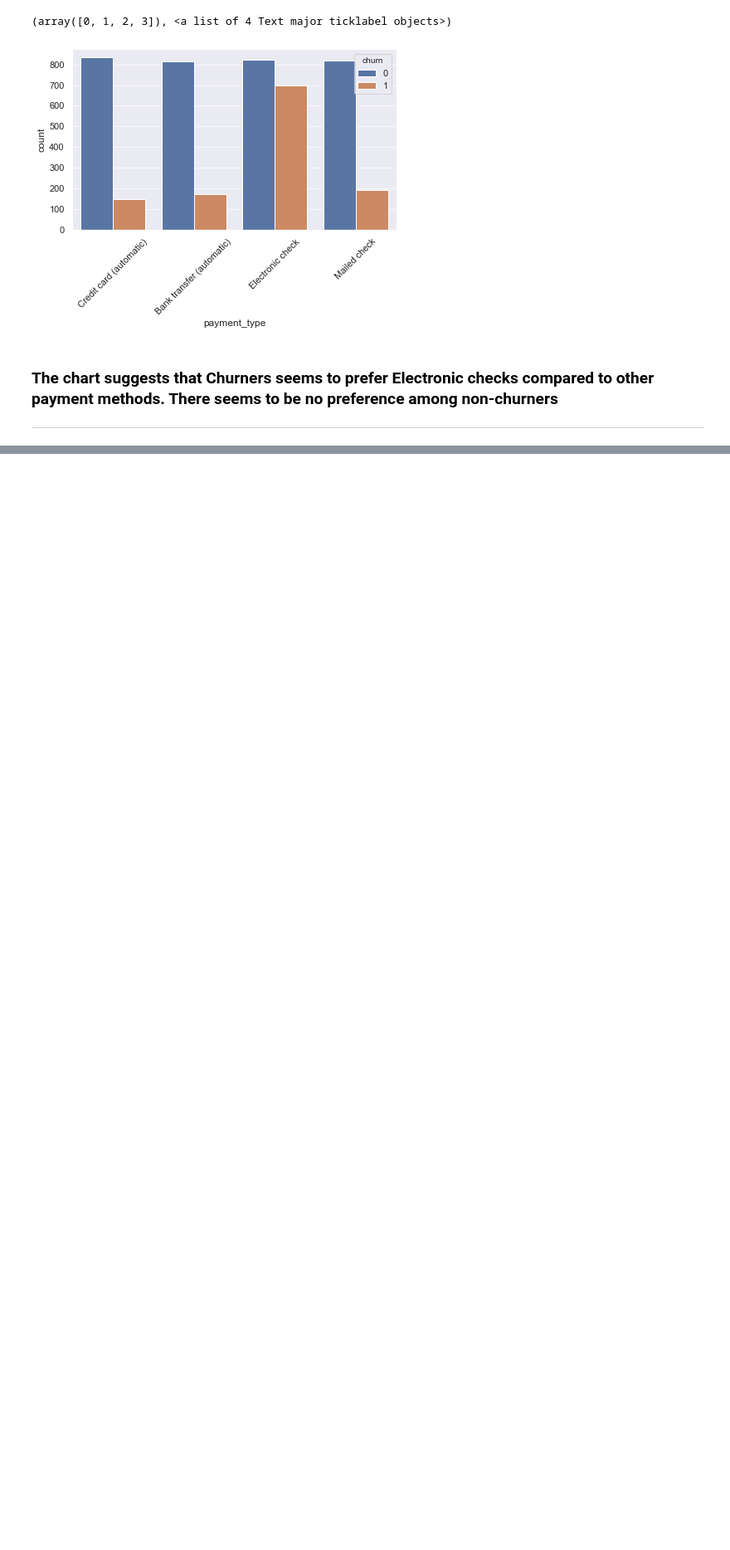
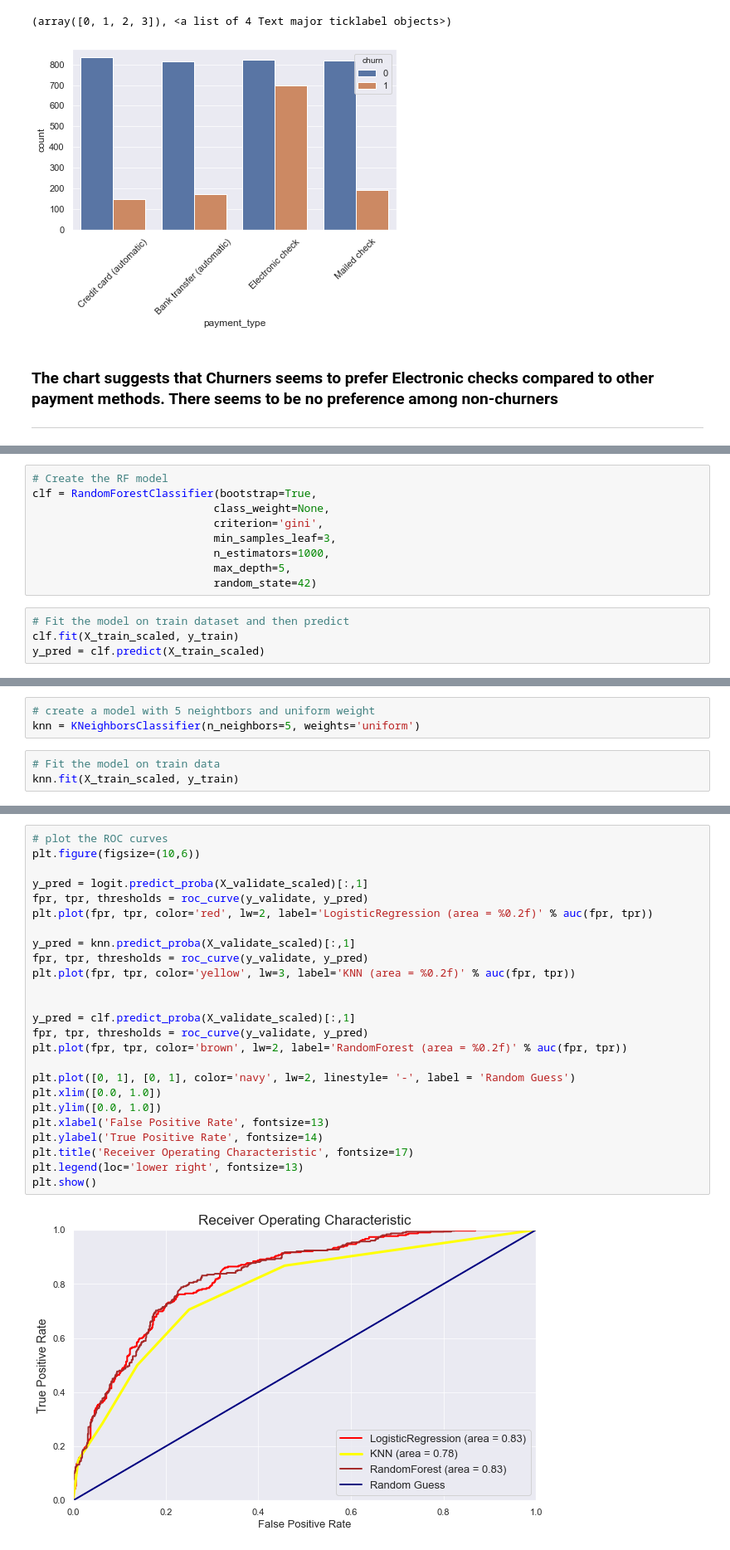
Before and after one commit to ravinder79/Telco_Churn, a Jupyter notebook: Telco_Churn_Final.ipynb, the cells around one changed output, grey strips where cells are left out. Shown: that part at 83% size. Cells and saved outputs as stored; diff of their text form; blank space fills up the shorter version.

```diff
--- a/Telco_Churn_Final.ipynb
+++ b/Telco_Churn_Final.ipynb
@@ -381,0 +531,13 @@ plt.xticks(rotation=45)
+# %%
+# Create the RF model
+clf = RandomForestClassifier(bootstrap=True,
+                            class_weight=None,
+                            criterion='gini',
+                            min_samples_leaf=3,
+                            n_estimators=1000,
+                            max_depth=5,
+                            random_state=42)
+# %%
+# Fit the model on train dataset and then predict
+clf.fit(X_train_scaled, y_train)
+y_pred = clf.predict(X_train_scaled)
@@ -381,0 +594,6 @@ plt.xticks(rotation=45)
+# %%
+# create a model with 5 neightbors and uniform weight
+knn = KNeighborsClassifier(n_neighbors=5, weights='uniform')
+# %%
+# Fit the model on train data
+knn.fit(X_train_scaled, y_train)
@@ -381,0 +655,27 @@ plt.xticks(rotation=45)
+# %%
+# plot the ROC curves
+plt.figure(figsize=(10,6))
+
+y_pred = logit.predict_proba(X_validate_scaled)[:,1]
+fpr, tpr, thresholds = roc_curve(y_validate, y_pred)
+plt.plot(fpr, tpr, color='red', lw=2, label='LogisticRegression (area = %0.2f)' % auc(fpr, tpr))
+
+y_pred = knn.predict_proba(X_validate_scaled)[:,1]
+fpr, tpr, thresholds = roc_curve(y_validate, y_pred)
+plt.plot(fpr, tpr, color='yellow', lw=3, label='KNN (area = %0.2f)' % auc(fpr, tpr))
+
+
+y_pred = clf.predict_proba(X_validate_scaled)[:,1]
+fpr, tpr, thresholds = roc_curve(y_validate, y_pred)
+plt.plot(fpr, tpr, color='brown', lw=2, label='RandomForest (area = %0.2f)' % auc(fpr, tpr))
+
+plt.plot([0, 1], [0, 1], color='navy', lw=2, linestyle= '-', label = 'Random Guess')
+plt.xlim([0.0, 1.0])
+plt.ylim([0.0, 1.0])
+plt.xlabel('False Positive Rate', fontsize=13)
+plt.ylabel('True Positive Rate', fontsize=14)
+plt.title('Receiver Operating Characteristic', fontsize=17)
+plt.legend(loc='lower right', fontsize=13)
+plt.show()
+# %% [output]
+[figure, added]
```
Also changed, not shown: parts of 37 cells of this notebook.
